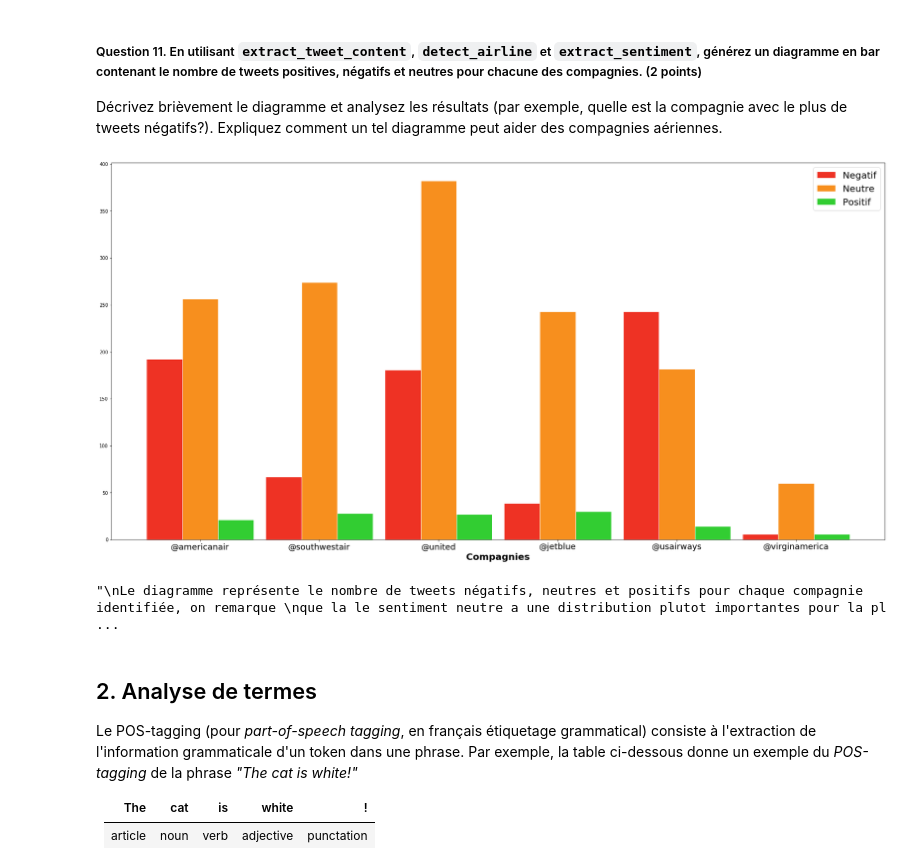
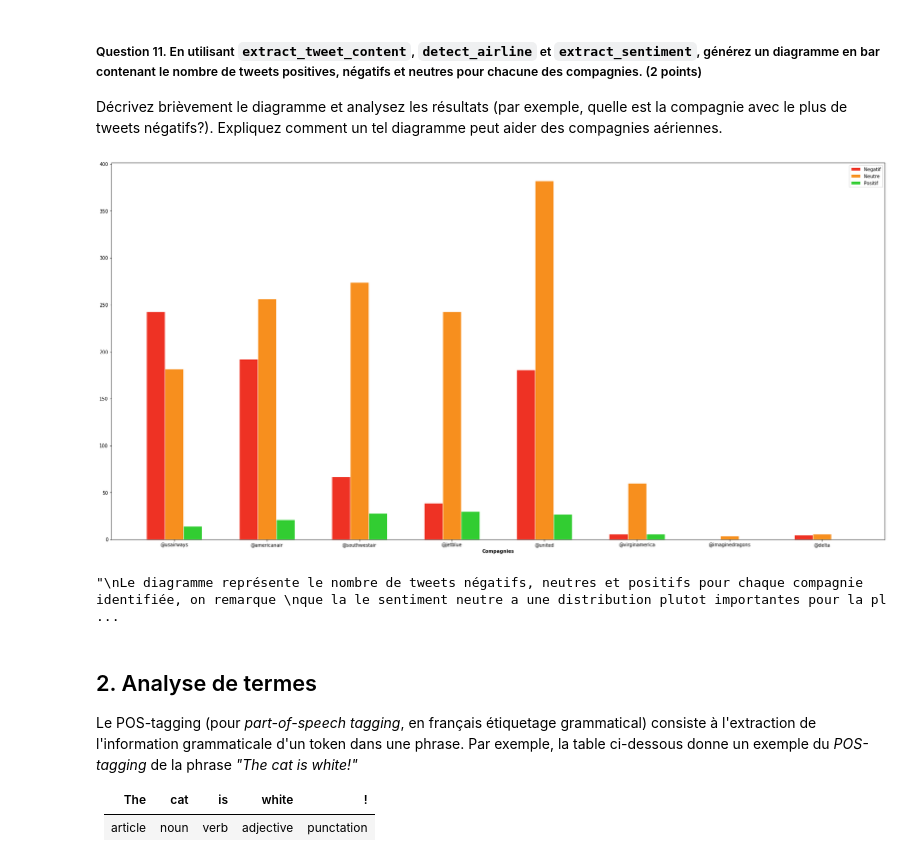
Before and after one commit to Isdriai/INF8111---Fouille-de-donn-es, a Jupyter notebook: TP1_INF8111_2019.ipynb, the cells around one changed output. Cells and saved outputs as stored; diff of their text form; code cells hidden in the pictures.

```diff
--- a/TP1_INF8111_2019.ipynb
+++ b/TP1_INF8111_2019.ipynb
@@ -871,6 +862,7 @@ def analyze_account(tweets):
         accounts= re.findall(r'@[a-zA-Z0-9]+',tweet)
 
         for account in accounts:
+            account= re.sub('@', "", account)
             account=account.lower()
             # Nous comptons le nombre d'occurence d'un compte dans le total des tweets (1)
             if account in list_account_occ:
@@ -949,7 +941,7 @@ Décrivez brièvement le diagramme et analysez les résultats (par exemple, quel
 # %%
 #print(len(analyze_account(train_X)))
 #https://chrisalbon.com/python/data_visualization/matplotlib_grouped_bar_plot/
-companies = analyze_account(test_X) # C'est notre detect_airline
+companies = analyze_account(train_X) # C'est notre detect_airline
 l=len(companies)
 Negatif=[0]*l
 Neutre=[0]*l
@@ -974,40 +966,40 @@ for compagnie in companies:
     i=i+1
 #print(Negatif)
 #print(Neutre)
 #print(Positif)
 
 #!pip install --user matplotlib
 import matplotlib.pyplot as plt
 import numpy as np
 
-barWidth=0.3
+barWidth=0.2
 
 r1=np.arange(len(Negatif))
 r2=[x+barWidth for x in r1]
 r3=[x+barWidth for x in r2]
 
 plt.bar(r1, Negatif, color='#EE3224', width=barWidth, edgecolor='white', label='Negatif')
 plt.bar(r2, Neutre, color='#F78F1E', width=barWidth, edgecolor='white', label='Neutre')
 plt.bar(r3, Positif, color='#32CD32', width=barWidth, edgecolor='white', label='Positif')
 
-plt.xlabel('Compagnies', fontweight='bold',fontsize=20)
-plt.xticks([r + barWidth for r in range(len(Negatif))], companies,fontsize=18)
+plt.xlabel('Compagnies', fontweight='bold')
+plt.xticks([r + barWidth for r in range(len(Negatif))], companies)
 plt.rcParams["figure.figsize"]=[30,15]
-plt.legend(prop={'size': 20})
+plt.legend()
 plt.show()
 
 """
 Le diagramme représente le nombre de tweets négatifs, neutres et positifs pour chaque compagnie identifiée, on remarque
 que la le sentiment neutre a une distribution plutot importantes pour la plupart des compagnies selon notre extraction.
 suivi du sentiment négatif qui lui aussi apparait assez souvent sur les tweets car les personnes ont assez la tendance
-à exprimer leurs quotidiens de mauvaise expérience vis à vis des entreprise via twitter. On remarque que 'usaairways'
+à exprimer leurs quotidiens de mauvaise expérience vis à vis des entreprise via twitter. On remarque que usaairways
 a eu beaucoup de retour négatif selon nos données. ce diagrame peut aider les compagnies à cibler les améliorations
 de leurs services on identifiant l'information récupérer sur les tweets et on faisant la comparaisons avec leurs
 informations pour réduire les situations de déagremment futur, aussi ce diagrame peut etre un utilisé comme état initial
-pour connaitre l'évolution.
+pour connaitre l'amélioration
 """
 # %% [output]
-[figure, old version]
+[figure, new version]
 "\nLe diagramme représente le nombre de tweets négatifs, neutres et positifs pour chaque compagnie identifiée, on remarque \nque la le sentiment neutre a une distribution plutot importantes pour la pl ...
 # %% [markdown]
 ## 2. Analyse de termes
```
Also changed, not shown: parts of 14 cells of this notebook.
